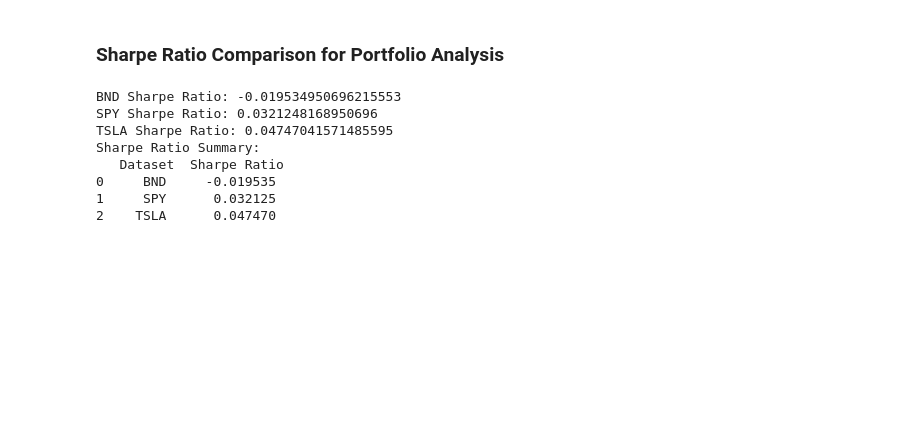
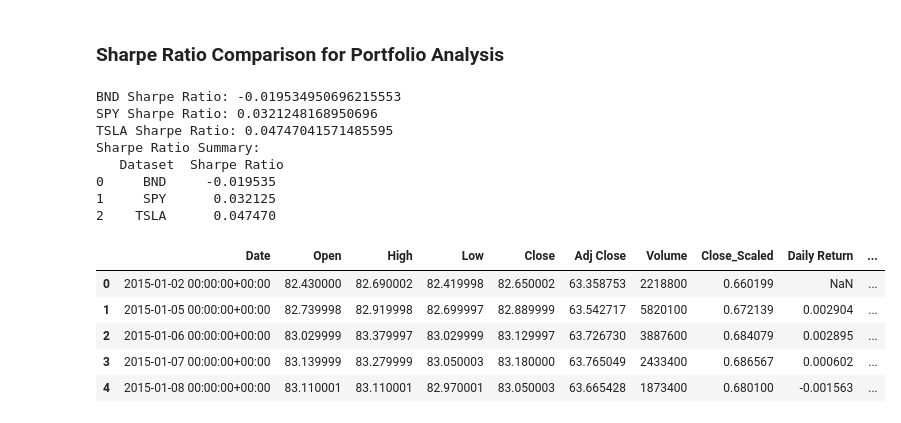
Before and after one commit to Birkity/PortfolioPredictor, a Jupyter notebook: notebooks/task_1.ipynb, the cells around one changed output. Drawn from its saved outputs; the diff is of its cells as text; code cells hidden in the pictures; blank space fills up the shorter version.

```diff
--- a/notebooks/task_1.ipynb
+++ b/notebooks/task_1.ipynb
@@ -378,0 +384,9 @@ Sharpe Ratio Summary:
+# %%
+BND_handler.head()
+# %% [output]
+|  | Date | Open | High | Low | Close | Adj Close | Volume | Close_Scaled | Daily Return | ... |
+| 0 | 2015-01-02 00:00:00+00:00 | 82.430000 | 82.690002 | 82.419998 | 82.650002 | 63.358753 | 2218800 | 0.660199 | NaN | ... |
+| 1 | 2015-01-05 00:00:00+00:00 | 82.739998 | 82.919998 | 82.699997 | 82.889999 | 63.542717 | 5820100 | 0.672139 | 0.002904 | ... |
+| 2 | 2015-01-06 00:00:00+00:00 | 83.029999 | 83.379997 | 83.029999 | 83.129997 | 63.726730 | 3887600 | 0.684079 | 0.002895 | ... |
+| 3 | 2015-01-07 00:00:00+00:00 | 83.139999 | 83.279999 | 83.050003 | 83.180000 | 63.765049 | 2433400 | 0.686567 | 0.000602 | ... |
+| 4 | 2015-01-08 00:00:00+00:00 | 83.110001 | 83.110001 | 82.970001 | 83.050003 | 63.665428 | 1873400 | 0.680100 | -0.001563 | ... |
```
Also changed, not shown: parts of 1 cell of this notebook.
